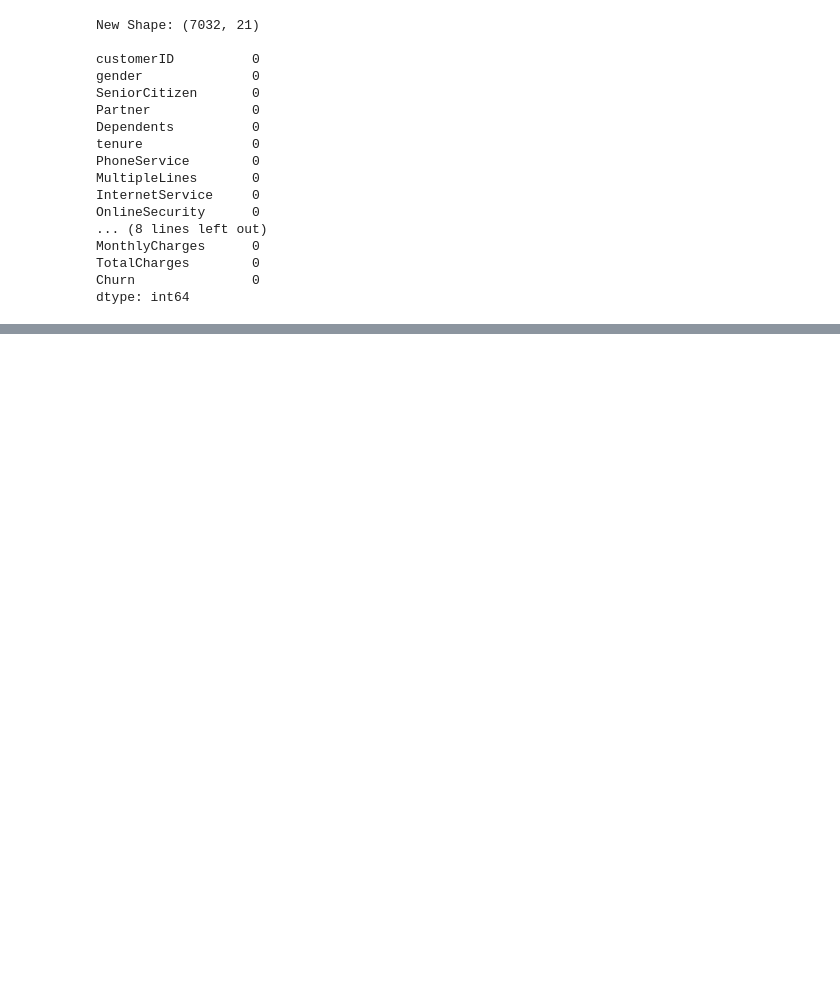
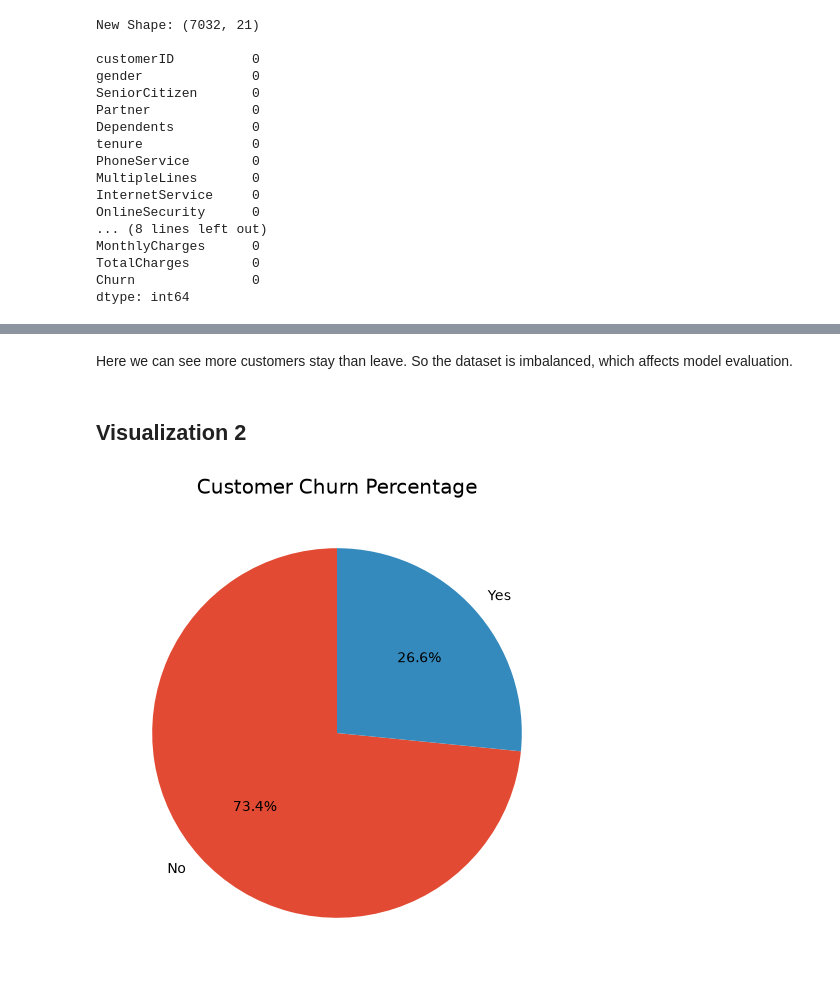
Before and after one commit to Sudeeppp-Mishra/Customer-Churn-Prediction, a Jupyter notebook: notebooks/customer_churn_prediction.ipynb, the cells around one changed output, grey strips where cells are left out. Drawn from its saved outputs; the diff is of its cells as text; code cells hidden in the pictures; blank space fills up the shorter version.

Commit message:
start EDA

```diff
--- a/notebooks/customer_churn_prediction.ipynb
+++ b/notebooks/customer_churn_prediction.ipynb
@@ -290,0 +328,19 @@ dtype: int64
+# %% [markdown]
+Here we can see more customers stay than leave. So the dataset is imbalanced, which affects model evaluation.
+# %% [markdown]
+## Visualization 2
+# %%
+plt.figure(figsize=(6,6))
+
+df["Churn"].value_counts().plot(
+    kind="pie",
+    autopct="%1.1f%%",
+    startangle=90
+)
+
+plt.ylabel("")
+plt.title("Customer Churn Percentage")
+
+plt.show()
+# %% [output]
+[figure, added]
```
Also changed, not shown: parts of 17 cells of this notebook.
